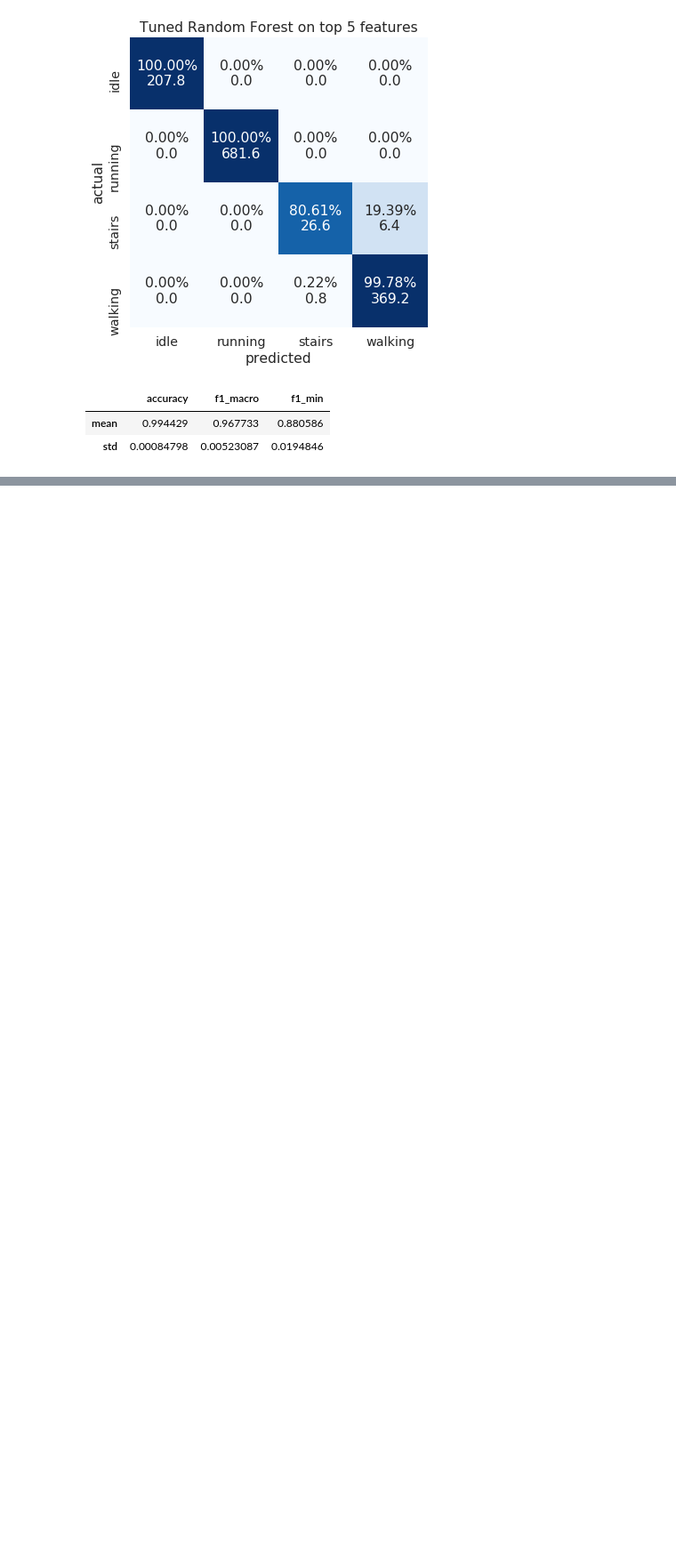
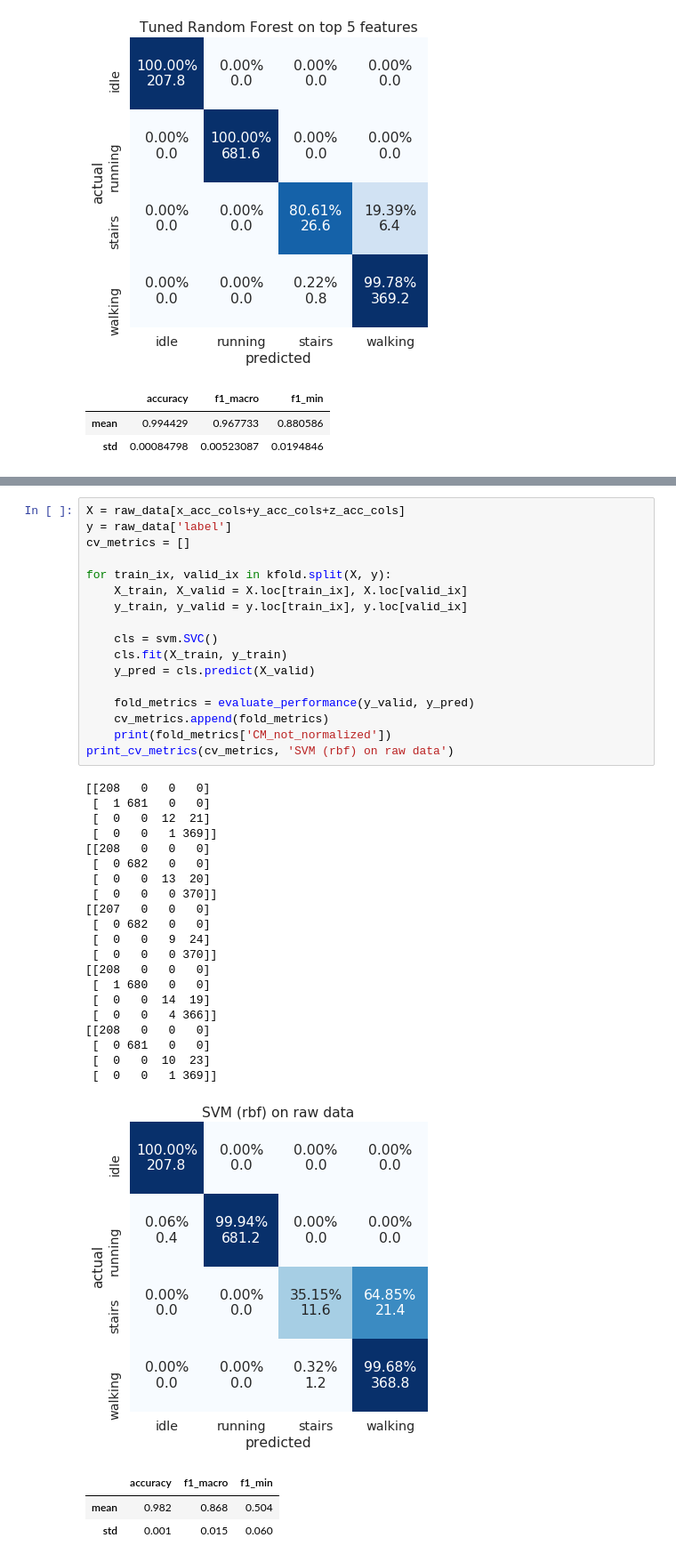
Before and after one commit to kilianovski/study, a Jupyter notebook: small_projects/activity_classification_accelerometer/activity_classification.ipynb, the cells around one changed output, grey strips where cells are left out. Shown at 89% size. Cells and saved outputs as stored; diff of their text form; blank space fills up the shorter version.

```diff
--- a/small_projects/activity_classification_accelerometer/activity_classification.ipynb
+++ b/small_projects/activity_classification_accelerometer/activity_classification.ipynb
@@ -1132,0 +1186,42 @@ print_cv_metrics(cv_metrics, 'Tuned Random Forest on top 5 features')
+# %%
+X = raw_data[x_acc_cols+y_acc_cols+z_acc_cols]
+y = raw_data['label']
+cv_metrics = []
+
+for train_ix, valid_ix in kfold.split(X, y):
+    X_train, X_valid = X.loc[train_ix], X.loc[valid_ix]
+    y_train, y_valid = y.loc[train_ix], y.loc[valid_ix]
+
+    cls = svm.SVC()
+    cls.fit(X_train, y_train)
+    y_pred = cls.predict(X_valid)
+
+    fold_metrics = evaluate_performance(y_valid, y_pred)
+    cv_metrics.append(fold_metrics)
+    print(fold_metrics['CM_not_normalized'])
+print_cv_metrics(cv_metrics, 'SVM (rbf) on raw data')
+# %% [output]
+[[208   0   0   0]
+ [  1 681   0   0]
+ [  0   0  12  21]
+ [  0   0   1 369]]
+[[208   0   0   0]
+ [  0 682   0   0]
+ [  0   0  13  20]
+ [  0   0   0 370]]
+[[207   0   0   0]
+ [  0 682   0   0]
+ [  0   0   9  24]
+ [  0   0   0 370]]
+[[208   0   0   0]
+ [  1 680   0   0]
+ [  0   0  14  19]
+ [  0   0   4 366]]
+[[208   0   0   0]
+ [  0 681   0   0]
+ [  0   0  10  23]
+ [  0   0   1 369]]
+[figure, added]
+|  | accuracy | f1_macro | f1_min |
+| mean | 0.982 | 0.868 | 0.504 |
+| std | 0.001 | 0.015 | 0.060 |
```
Also changed, not shown: parts of 27 cells of this notebook.
